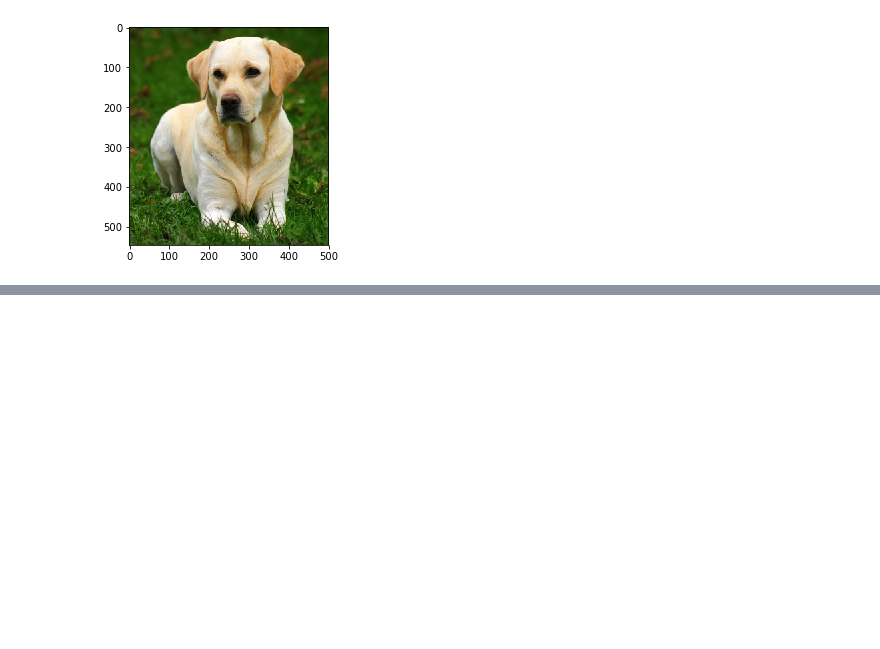
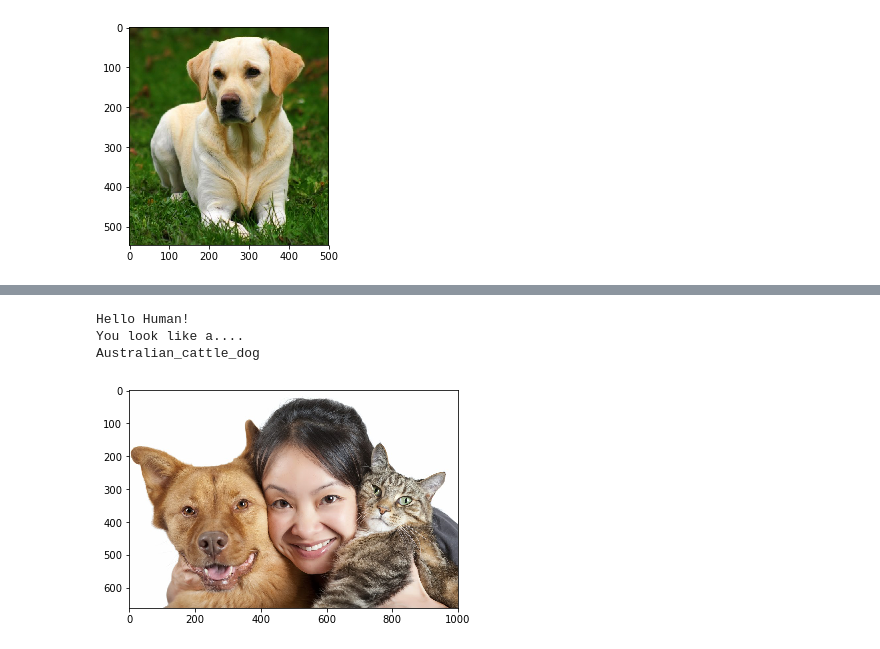
Before and after one commit to anshulprakash/dog-breed-classifier, a Jupyter notebook: dog_app.ipynb, the cells around one changed output, grey strips where cells are left out. Saved outputs shown, nothing was run; the diff lists cells and outputs as text; code cells hidden in the pictures; blank space fills up the shorter version.

```diff
--- a/dog_app.ipynb
+++ b/dog_app.ipynb
@@ -817,0 +840,7 @@ Labrador_retriever
+# %%
+algorithm('images/dog_human.jpg')
+# %% [output]
+Hello Human!
+You look like a....
+Australian_cattle_dog
+[figure, added]
```
Also changed, not shown: parts of 17 cells of this notebook, 12 other files.
